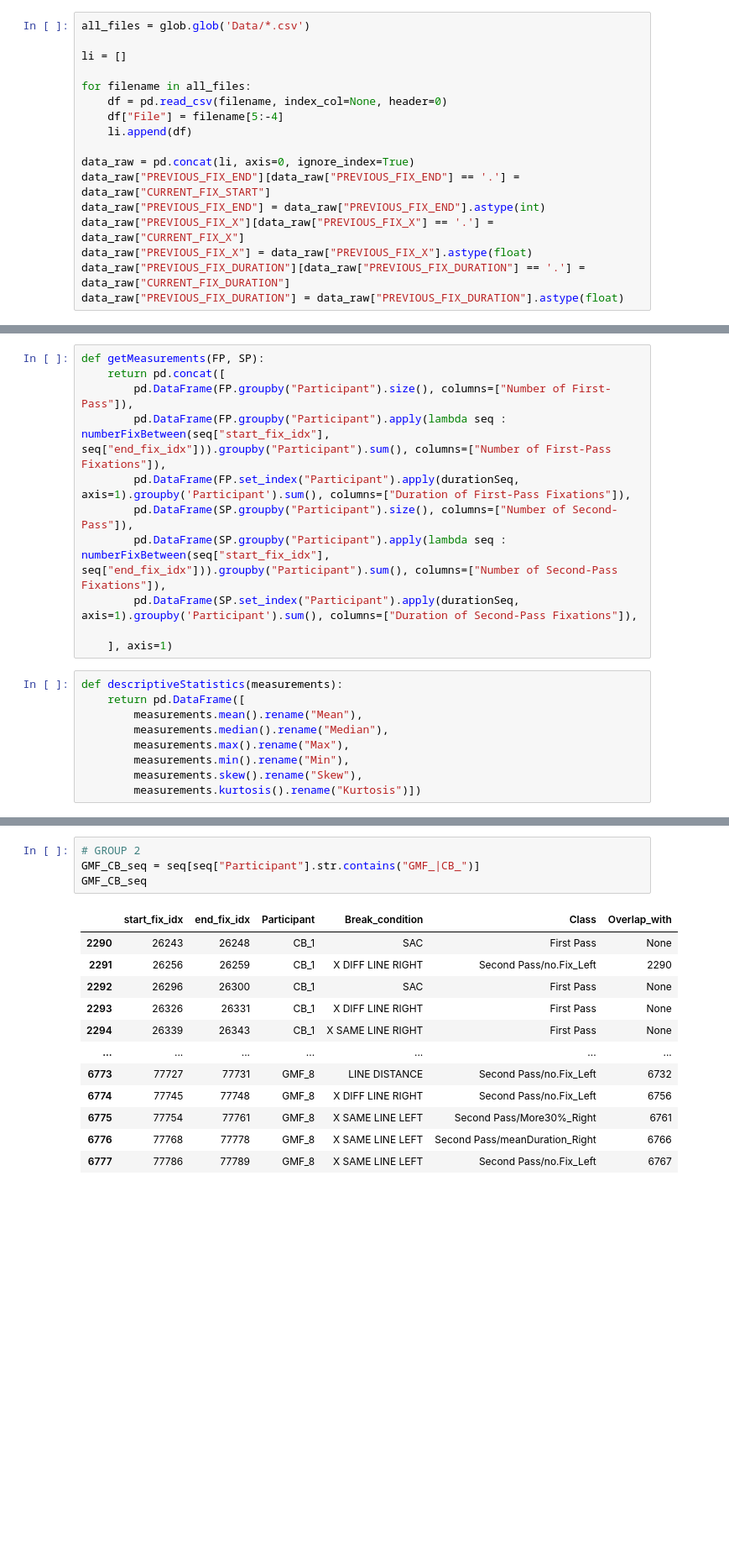
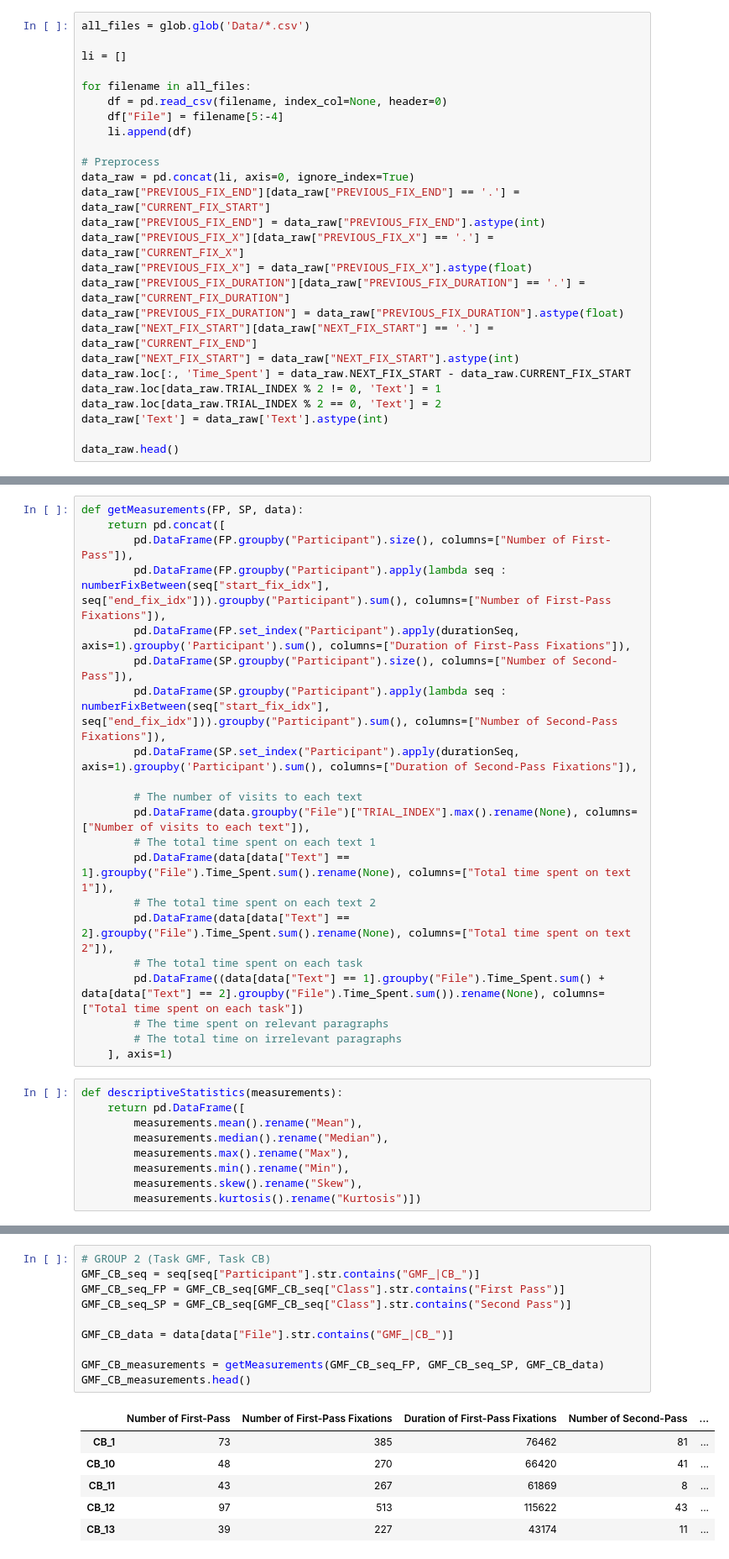
Before and after one commit to ThongLai/Eye-tracking-in-Reading-Comprehension, a Jupyter notebook: code.ipynb, the cells around one changed output, grey strips where cells are left out. Shown: that part at 84% size. Cells and saved outputs as stored; diff of their text form; blank space fills up the shorter version.

```diff
--- a/code.ipynb
+++ b/code.ipynb
@@ -38,6 +38,7 @@ for filename in all_files:
     df["File"] = filename[5:-4]
     li.append(df)
 
+# Preprocess
 data_raw = pd.concat(li, axis=0, ignore_index=True)
 data_raw["PREVIOUS_FIX_END"][data_raw["PREVIOUS_FIX_END"] == '.'] = data_raw["CURRENT_FIX_START"]
 data_raw["PREVIOUS_FIX_END"] = data_raw["PREVIOUS_FIX_END"].astype(int)
@@ -45,3 +46,11 @@ data_raw["PREVIOUS_FIX_X"][data_raw["PREVIOUS_FIX_X"] == '.'] = data_raw["CURREN
 data_raw["PREVIOUS_FIX_X"] = data_raw["PREVIOUS_FIX_X"].astype(float)
 data_raw["PREVIOUS_FIX_DURATION"][data_raw["PREVIOUS_FIX_DURATION"] == '.'] = data_raw["CURRENT_FIX_DURATION"]
 data_raw["PREVIOUS_FIX_DURATION"] = data_raw["PREVIOUS_FIX_DURATION"].astype(float)
+data_raw["NEXT_FIX_START"][data_raw["NEXT_FIX_START"] == '.'] = data_raw["CURRENT_FIX_END"]
+data_raw["NEXT_FIX_START"] = data_raw["NEXT_FIX_START"].astype(int)
+data_raw.loc[:, 'Time_Spent'] = data_raw.NEXT_FIX_START - data_raw.CURRENT_FIX_START
+data_raw.loc[data_raw.TRIAL_INDEX % 2 != 0, 'Text'] = 1
+data_raw.loc[data_raw.TRIAL_INDEX % 2 == 0, 'Text'] = 2
+data_raw['Text'] = data_raw['Text'].astype(int)
+
+data_raw.head()
@@ -446,7 +389,7 @@ dtype: float64
 # %%
 seq.to_excel("sequences.xlsx")
 # %%
-def getMeasurements(FP, SP):
+def getMeasurements(FP, SP, data):
     return pd.concat([
         pd.DataFrame(FP.groupby("Participant").size(), columns=["Number of First-Pass"]),
         pd.DataFrame(FP.groupby("Participant").apply(lambda seq : numberFixBetween(seq["start_fix_idx"], seq["end_fix_idx"])).groupby("Participant").sum(), columns=["Number of First-Pass Fixations"]),
@@ -455,6 +398,16 @@ def getMeasurements(FP, SP):
         pd.DataFrame(SP.groupby("Participant").apply(lambda seq : numberFixBetween(seq["start_fix_idx"], seq["end_fix_idx"])).groupby("Participant").sum(), columns=["Number of Second-Pass Fixations"]),
         pd.DataFrame(SP.set_index("Participant").apply(durationSeq, axis=1).groupby('Participant').sum(), columns=["Duration of Second-Pass Fixations"]),
 
+        # The number of visits to each text
+        pd.DataFrame(data.groupby("File")["TRIAL_INDEX"].max().rename(None), columns=["Number of visits to each text"]),
+        # The total time spent on each text 1
+        pd.DataFrame(data[data["Text"] == 1].groupby("File").Time_Spent.sum().rename(None), columns=["Total time spent on text 1"]),
+        # The total time spent on each text 2
+        pd.DataFrame(data[data["Text"] == 2].groupby("File").Time_Spent.sum().rename(None), columns=["Total time spent on text 2"]),
+        # The total time spent on each task
+        pd.DataFrame((data[data["Text"] == 1].groupby("File").Time_Spent.sum() + data[data["Text"] == 2].groupby("File").Time_Spent.sum()).rename(None), columns=["Total time spent on each task"])
+        # The time spent on relevant paragraphs
+        # The total time on irrelevant paragraphs
     ], axis=1)
 # %%
 def descriptiveStatistics(measurements):
@@ -518,17 +438,17 @@ with pd.ExcelWriter('CBT_LSW_measurements.xlsx') as writer:
 # %%
-# GROUP 2
+# GROUP 2 (Task GMF, Task CB)
 GMF_CB_seq = seq[seq["Participant"].str.contains("GMF_|CB_")]
-GMF_CB_seq
+GMF_CB_seq_FP = GMF_CB_seq[GMF_CB_seq["Class"].str.contains("First Pass")]
+GMF_CB_seq_SP = GMF_CB_seq[GMF_CB_seq["Class"].str.contains("Second Pass")]
+
+GMF_CB_data = data[data["File"].str.contains("GMF_|CB_")]
+
+GMF_CB_measurements = getMeasurements(GMF_CB_seq_FP, GMF_CB_seq_SP, GMF_CB_data)
+GMF_CB_measurements.head()
 # %% [output]
-|  | start_fix_idx | end_fix_idx | Participant | Break_condition | Class | Overlap_with |
-| 2290 | 26243 | 26248 | CB_1 | SAC | First Pass | None |
-| 2291 | 26256 | 26259 | CB_1 | X DIFF LINE RIGHT | Second Pass/no.Fix_Left | 2290 |
-| 2292 | 26296 | 26300 | CB_1 | SAC | First Pass | None |
-| 2293 | 26326 | 26331 | CB_1 | X DIFF LINE RIGHT | First Pass | None |
-| 2294 | 26339 | 26343 | CB_1 | X SAME LINE RIGHT | First Pass | None |
-| ... | ... | ... | ... | ... | ... | ... |
-| 6773 | 77727 | 77731 | GMF_8 | LINE DISTANCE | Second Pass/no.Fix_Left | 6732 |
-| 6774 | 77745 | 77748 | GMF_8 | X DIFF LINE RIGHT | Second Pass/no.Fix_Left | 6756 |
-| 6775 | 77754 | 77761 | GMF_8 | X SAME LINE LEFT | Second Pass/More30%_Right | 6761 |
-| 6776 | 77768 | 77778 | GMF_8 | X SAME LINE LEFT | Second Pass/meanDuration_Right | 6766 |
-| 6777 | 77786 | 77789 | GMF_8 | X SAME LINE LEFT | Second Pass/no.Fix_Left | 6767 |
+|  | Number of First-Pass | Number of First-Pass Fixations | Duration of First-Pass Fixations | Number of Second-Pass | ... |
+| CB_1 | 73 | 385 | 76462 | 81 | ... |
+| CB_10 | 48 | 270 | 66420 | 41 | ... |
+| CB_11 | 43 | 267 | 61869 | 8 | ... |
+| CB_12 | 97 | 513 | 115622 | 43 | ... |
+| CB_13 | 39 | 227 | 43174 | 11 | ... |
```
Also changed, not shown: parts of 22 cells of this notebook, 3 other files.
